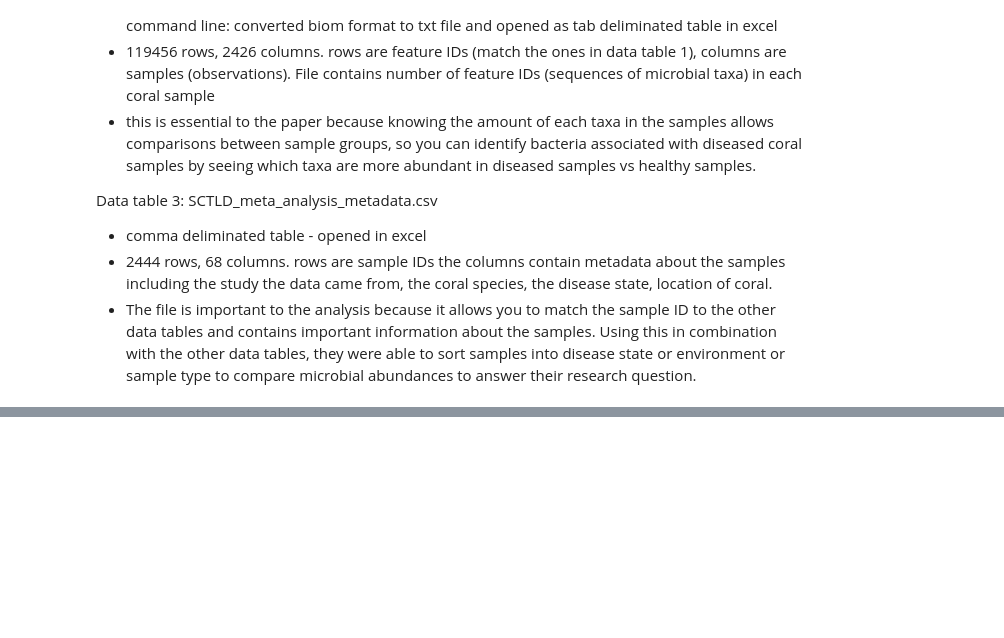
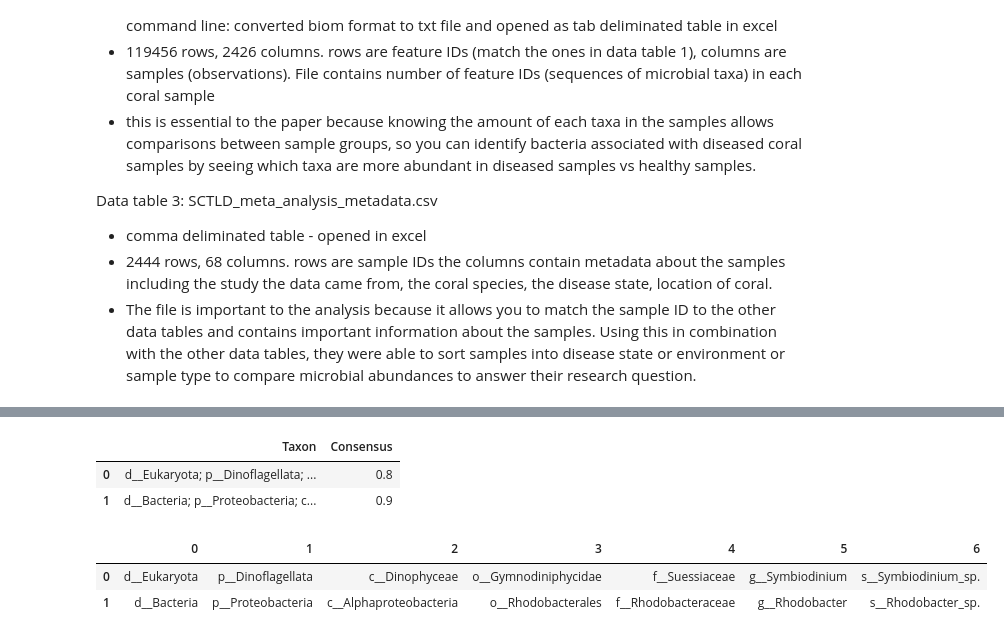
Before and after one commit to brookewicz/ds4bio, a Jupyter notebook: project3.ipynb, the cells around one changed output, grey strips where cells are left out. Saved outputs shown, nothing was run; the diff lists cells and outputs as text; code cells hidden in the pictures; blank space fills up the shorter version.

```diff
--- a/project3.ipynb
+++ b/project3.ipynb
@@ -63,0 +153,22 @@ Data table 3: SCTLD_meta_analysis_metadata.csv
+# %%
+import pandas as pd
+
+# Sample dataframe
+data = {'Taxon': ['d__Eukaryota; p__Dinoflagellata; c__Dinophyceae; o__Gymnodiniphycidae; f__Suessiaceae; g__Symbiodinium; s__Symbiodinium_sp.',
+                  'd__Bacteria; p__Proteobacteria; c__Alphaproteobacteria; o__Rhodobacterales; f__Rhodobacteraceae; g__Rhodobacter; s__Rhodobacter_sp.'],
+        'Consensus': [0.8, 0.9]}
+
+df = pd.DataFrame(data)
+df
+# %% [output]
+|  | Taxon | Consensus |
+| 0 | d__Eukaryota; p__Dinoflagellata; ... | 0.8 |
+| 1 | d__Bacteria; p__Proteobacteria; c... | 0.9 |
+# %%
+# Split the 'Taxon' column by semicolons, expand into separate columns
+taxonomy_levels = df['Taxon'].str.split('; ', expand=True)
+taxonomy_levels
+# %% [output]
+|  | 0 | 1 | 2 | 3 | 4 | 5 | 6 |
+| 0 | d__Eukaryota | p__Dinoflagellata | c__Dinophyceae | o__Gymnodiniphycidae | f__Suessiaceae | g__Symbiodinium | s__Symbiodinium_sp. |
+| 1 | d__Bacteria | p__Proteobacteria | c__Alphaproteobacteria | o__Rhodobacterales | f__Rhodobacteraceae | g__Rhodobacter | s__Rhodobacter_sp. |
```
Also changed, not shown: parts of 13 cells of this notebook, 5 other files.
